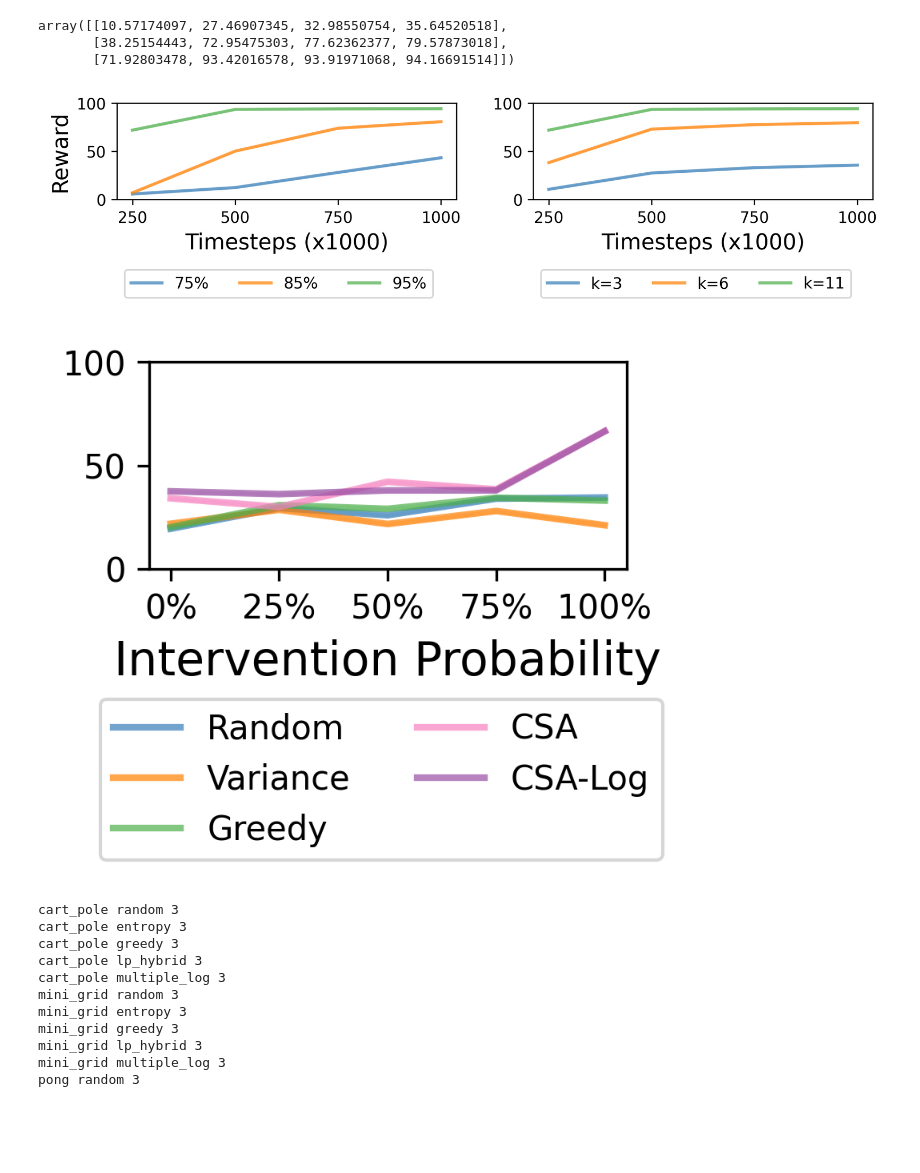
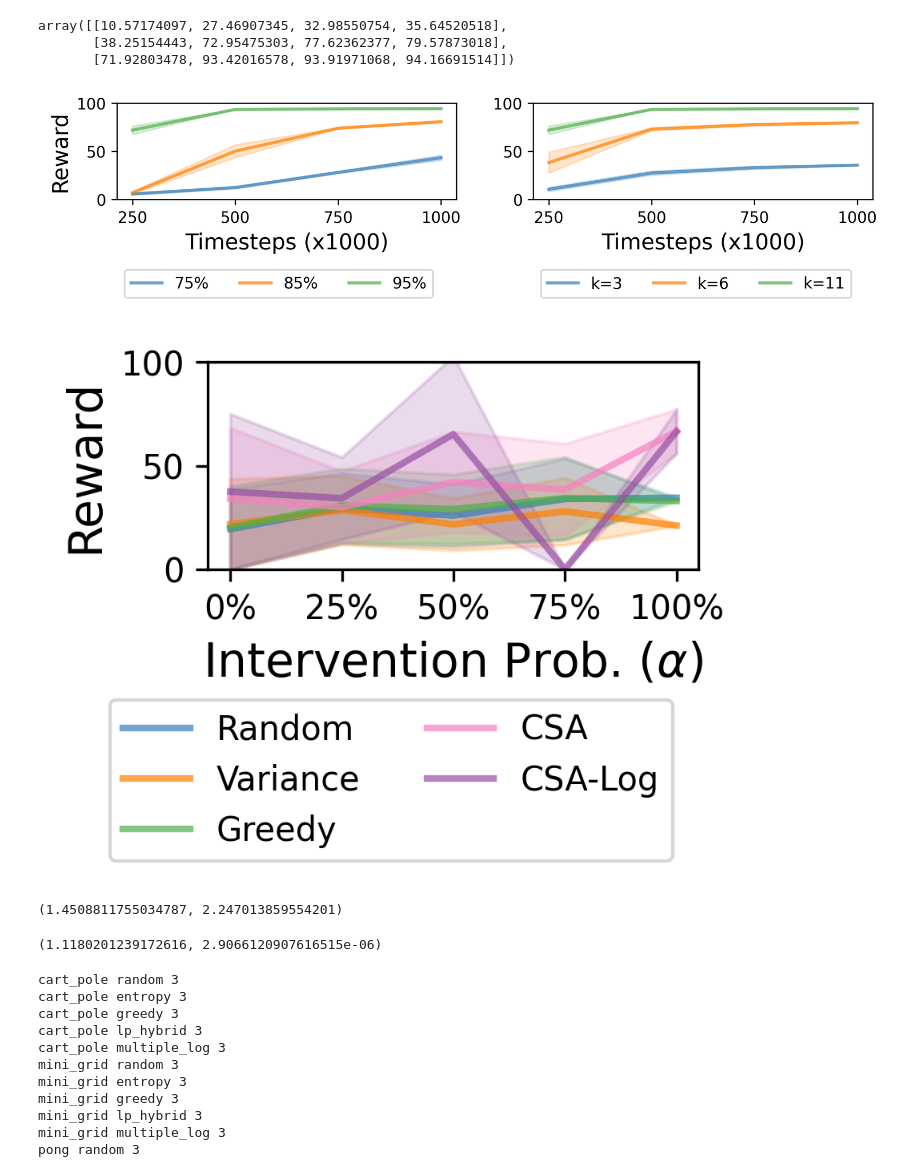
Before and after one commit to naveenr414/concept_decisions, a Jupyter notebook: scripts/notebooks/Plotting.ipynb, the cells around one changed output. Cells and saved outputs as stored; diff of their text form; code cells hidden in the pictures; blank space fills up the shorter version.

```diff
--- a/scripts/notebooks/Plotting.ipynb
+++ b/scripts/notebooks/Plotting.ipynb
@@ -518,7 +641,7 @@ fig, ax = create_axes(plot_dimensions, overall_format, titles=titles)
 
 # Draw all heatmaps WITHOUT colorbars
 for i in range(len(perfect_environments)):
-    annot = accuracies
+    annot = ["75","85","95"]
     if i!=0:
         annot = []
     sns.heatmap(
@@ -545,6 +668,9 @@ cbar = fig.colorbar(
     fraction=0.05,    # thinner bar
     pad=0.20          # spacing from subplots
 )
+cbar.set_label("Reward",fontsize=14,labelpad=10)
+
+ax[0][0].set_ylabel("Accuracy (%)", fontsize=12)
 
 fig.savefig(
     "../../results/figures/num_concepts_accuracy.pdf",
@@ -557,15 +683,21 @@ num_concepts_selected = 11
 concept_accuracies = [0.75,0.85,0.95]
 environment = "mini_grid"
 rewards = []
+stds = []
 
 for acc in concept_accuracies:
     temp = []
+    temp_std = []
     for t in [250000,500000,750000,1000000]:
         matching_params = get_results_matching_parameters("imperfect","",{'environment_string': environment,'num_concepts_selected': num_concepts_selected, 'concept_accuracy':acc, 'training_timesteps': t})
         print(acc,t,len(matching_params))
         temp.append(method_scales[1](np.mean([i['multiple']['reward'] for i in matching_params])))
+        temp_std.append(method_scales[1](np.std([i['multiple']['reward'] for i in matching_params]))/len(matching_params)**.5)
+
     rewards.append(temp)
+    stds.append(temp_std)
 rewards_accuracy = np.array(rewards)
+std_accuracy = np.array(stds)
 # %% [output]
 0.75 250000 3
 0.75 500000 3
@@ -585,15 +717,21 @@ num_concepts_selected = [3,6,11]
 environment = "mini_grid"
 total_concepts = 44
 rewards = []
+stds_concepts = []
 
 for n in num_concepts_selected:
     temp = []
+    temp_std = []
     for t in [250000,500000,750000,1000000]:
         matching_params = get_results_matching_parameters("imperfect","",{'environment_string': environment,'num_concepts_selected': n, 'concept_accuracy':0.95, 'training_timesteps': t})
         print(n,t,len(matching_params))
-        temp.append(method_scales[1](np.mean([i['multiple_log']['reward'] for i in matching_params])))
+        temp.append(method_scales[1](np.mean([i['multiple']['reward'] for i in matching_params])))
+        temp_std.append(method_scales[1](np.std([i['multiple']['reward'] for i in matching_params]))/len(matching_params)**.5)
+
     rewards.append(temp)
+    stds_concepts.append(temp_std)
 rewards_num_concepts = np.array(rewards)
+stds_concepts = np.array(stds_concepts)
 rewards_num_concepts
 # %% [output]
 3 250000 3
@@ -645,12 +783,12 @@ plt.tight_layout()
 
 x_groups = [list(range(4)) for i in range(3)]
 y_vals = rewards_accuracy
-y_std = [[0 for i in range(4)] for i in range(3)]
+y_std = std_accuracy
 plot_line(ax[0][0],x_groups,y_vals,y_std,["{}%".format(round(i*100)) for i in concept_accuracies],line_format)
 
 x_groups = [list(range(4)) for i in range(3)]
 y_vals = rewards_num_concepts
-y_std = [[0 for i in range(4)] for i in range(3)]
+y_std = stds_concepts
 plot_line(ax[0][1],x_groups,y_vals,y_std,["k={}".format(i) for i in num_concepts_selected],line_format)
 
 
@@ -658,11 +796,12 @@ legend_format = {'style_size': style_size,'type': 'is_local', 'loc': 'lower left
 create_legend(fig,ax,plot_dimensions,legend_format)
 fig.savefig("../../results/figures/accuracy_num_concepts.pdf",dpi=300, bbox_inches='tight')
 # %% [output]
-[figure, old version]
+[figure, new version]
 # %%
 two_stage = []
 basic_comparison = []
 perfect_environments = ['cart_pole',"mini_grid","pong","boxing"]
+imperfect_methods = ["random","entropy","greedy","lp_hybrid","multiple_log"]
 
 intervention_probability = [0.25,0.5,0.75]
 
@@ -677,8 +816,11 @@ num_concepts_selected = {
 cart_pole_interventions = []
 e = "cart_pole"
 cart_pole_interventions.append(all_performances_imperfect[0][1:])
+cart_pole_interventions_std = []
+cart_pole_interventions_std.append(all_performances_imperfect[0][1:])
 for i in intervention_probability:
     temp = []
+    temp_std = []
     for m in imperfect_methods:
         matching_params = get_results_matching_parameters("intervention","",{'environment_string': e,'training_timesteps':training_times[e],
                                                                     'num_concepts_selected': num_concepts_selected[e],
@@ -686,39 +828,54 @@ for i in intervention_probability:
         if len(matching_params) > 0:
             performance = method_scales[0](np.mean([i[m]['reward'] for i in matching_params]))
             temp.append(performance)
+
+            performance = method_scales[0](np.mean([i[m]['reward'] for i in matching_params]))/len(matching_params)**.5
+            temp_std.append(performance)
         else:
             temp.append(0.0001)
+            temp_std.append(0)
     cart_pole_interventions.append(temp)
+    cart_pole_interventions_std.append(temp_std)
 intervention_probability.append(1.0)
 intervention_probability = [0.0] + intervention_probability
 cart_pole_interventions.append((all_performances_perfect[0][1:]+all_performances_perfect[0][-1:]))
+cart_pole_interventions_std.append((all_performances_perfect_std[0][1:]+all_performances_perfect_std[0][-1:]))
 # %%
 # Plot #concpet perf.
 # Plot Comparison for each env
 plot_dimensions = (1,1)
 titles = [[""]]
+y_labels = [["Reward"]]
 
 sup_y_label = ""
-overall_format = {'figsize':(3,2),
+overall_format = {'figsize':(3.3,2),
     'style_size': style_size,
     'has_grid': False,
     'x_ticks': [[[list(range(len(intervention_probability))),["0%","25%","50%","75%","100%"]] for i in range(5)] for j in range(1)],
     'y_lim': [[[0,100]]]
 }
 
-fig,ax = create_axes(plot_dimensions,overall_format,titles=titles,x_labels=[["Intervention Probability"]])
+fig,ax = create_axes(plot_dimensions,overall_format,titles=titles,x_labels=[["Intervention Prob. ($\\alpha$)"]],y_labels=y_labels)
 
 line_format = {'color_palette': 'six_color', 'linewidth': 2}
 plt.tight_layout()
 
 x_groups = [list(range(len(intervention_probability))) for j in imperfect_methods]
 y_vals = np.array(cart_pole_interventions).T
-y_std = np.zeros(y_vals.shape)
+y_std = np.array(cart_pole_interventions_std).T
 plot_line(ax[0][0],x_groups,y_vals,y_std,['Random','Variance','Greedy','CSA','CSA-Log'],line_format)
 
 legend_format = {'style_size': style_size,'type': 'is_global', 'loc': 'lower left', 'ncol': 2, 'bbox_to_anchor': (0.13,-0.25),'fontsize': 14}
 create_legend(fig,ax,plot_dimensions,legend_format)
 fig.savefig("../../results/figures/intervention_percent.pdf",dpi=300, bbox_inches='tight')
 # %% [output]
-[figure, old version]
+[figure, new version]
+# %%
+cart_pole_interventions[2][3]/cart_pole_interventions[2][2],cart_pole_interventions[2][4]/cart_pole_interventions[2][2]
+# %% [output]
+(1.4508811755034787, 2.247013859554201)
+# %%
+cart_pole_interventions[3][3]/cart_pole_interventions[3][2],cart_pole_interventions[3][4]/cart_pole_interventions[3][2]
+# %% [output]
+(1.1180201239172616, 2.9066120907616515e-06)
 # %%
```
Also changed, not shown: parts of 38 cells of this notebook.
